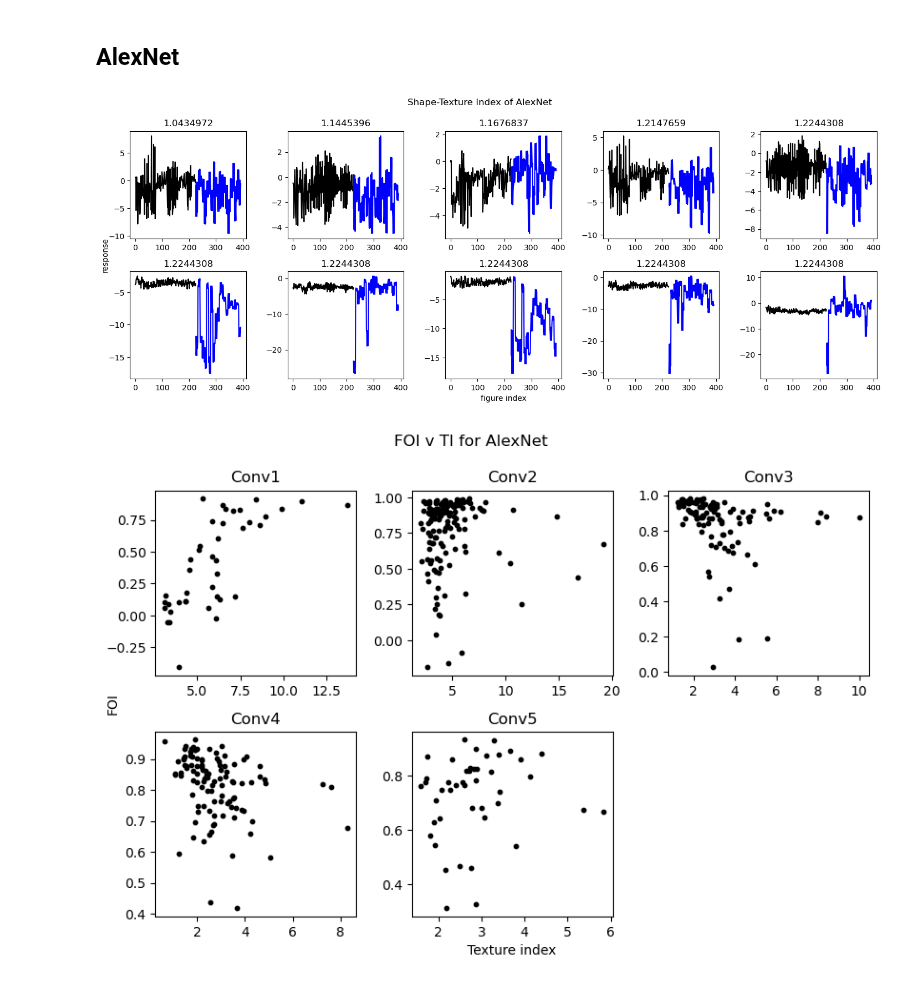
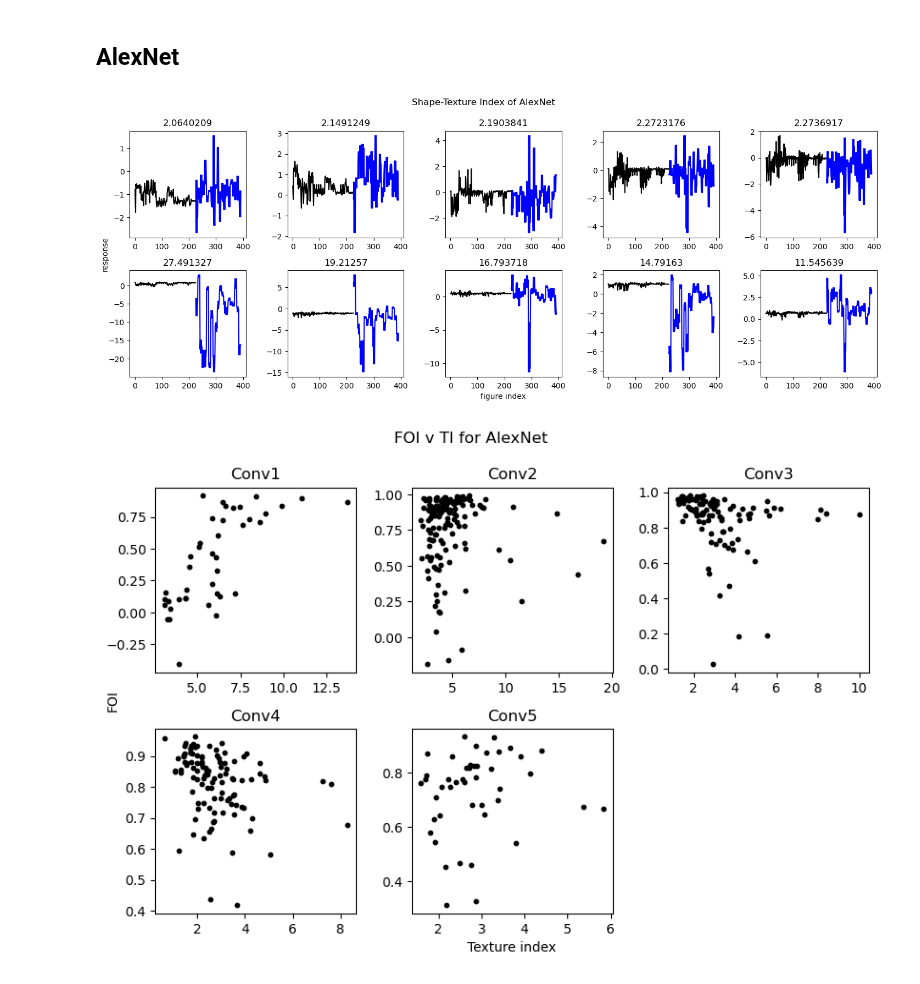
Before and after one commit to L24358/artiphisiology, a Jupyter notebook: main/reports/20230516_texture_index.ipynb, the cells around one changed output. Saved outputs shown, nothing was run; the diff lists cells and outputs as text; code cells hidden in the pictures.

```diff
--- a/main/reports/20230516_texture_index.ipynb
+++ b/main/reports/20230516_texture_index.ipynb
@@ -56,34 +56,34 @@ for hkey in hkeys:
         Rtexture = Runit[225:]
         TI[hkey].append(np.std(Rtexture)/np.std(Rshape))
 # %%
-hkey = 6
+hkey = 3
 Rc = nav.npload(nav.resultpath, f"responses_{mtype}", f"hkey={hkey}_TKRc.npy")
 idx_ti = np.argsort(TI[hkey])
 
 fig = plt.figure(figsize=(5*3, 2*3))
 for i in range(5):
     ax = fig.add_subplot(2, 5, i+1)
     Runit = Rc[idx_ti[i]]
     Rshape = Runit[:225]
     Rtexture = Runit[225:]
     ax.plot(range(225), Rshape, "k-")
     ax.plot(range(225, 393), Rtexture, "b-")
     ax.set_title(TI[hkey][idx_ti[i]])
 
 for j in range(1, 6):
     ax = fig.add_subplot(2, 5, i+j+1)
     Runit = Rc[idx_ti[-j]]
     Rshape = Runit[:225]
     Rtexture = Runit[225:]
     ax.plot(range(225), Rshape, "k-")
     ax.plot(range(225, 393), Rtexture, "b-")
-    ax.set_title(TI[hkey][idx_ti[i]])
+    ax.set_title(TI[hkey][idx_ti[-j]])
 
 plt.suptitle("Shape-Texture Index of AlexNet")
 vis.common_label(fig, "figure index", "response")
 plt.tight_layout()
 # %% [output]
-[figure, old version]
+[figure, new version]
 # %%
 # get foi response
 xn, sz, lw, fg, bg = 227, 50, 1.5, 1.0, 0.0
```
Also changed, not shown: parts of 1 cell of this notebook, 3 other files.
